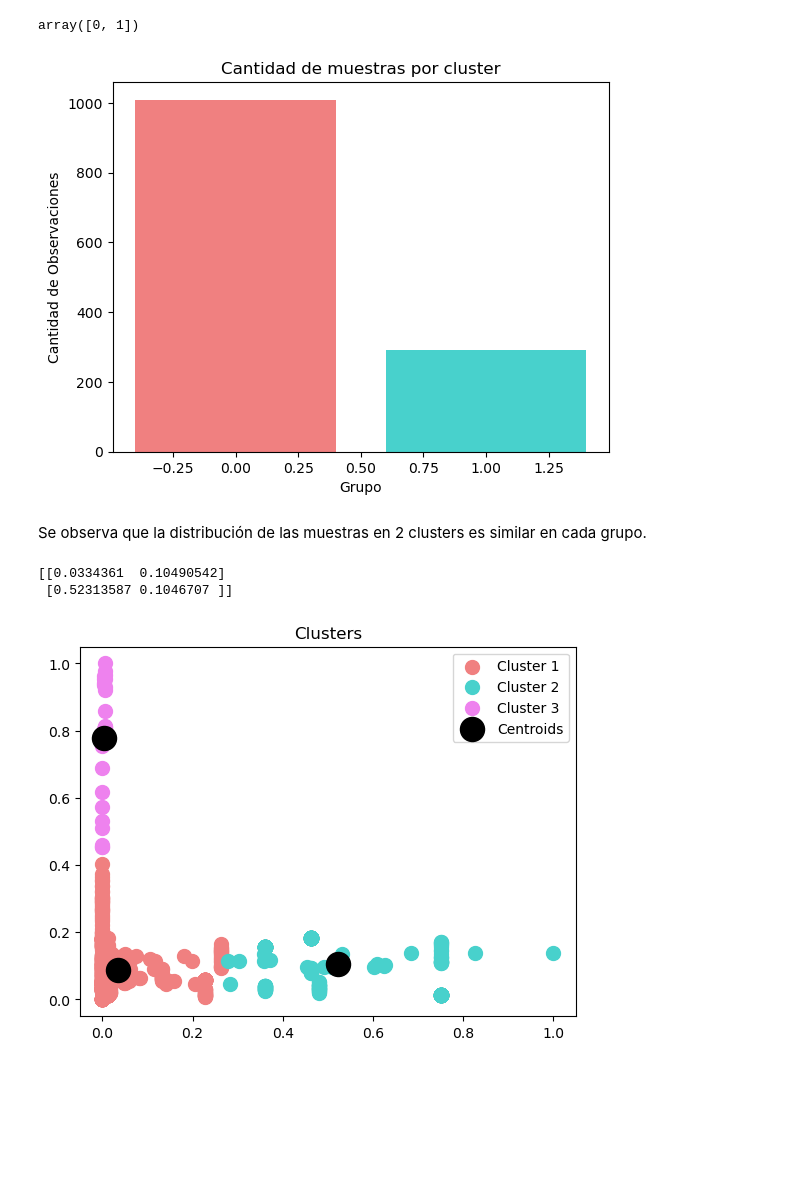
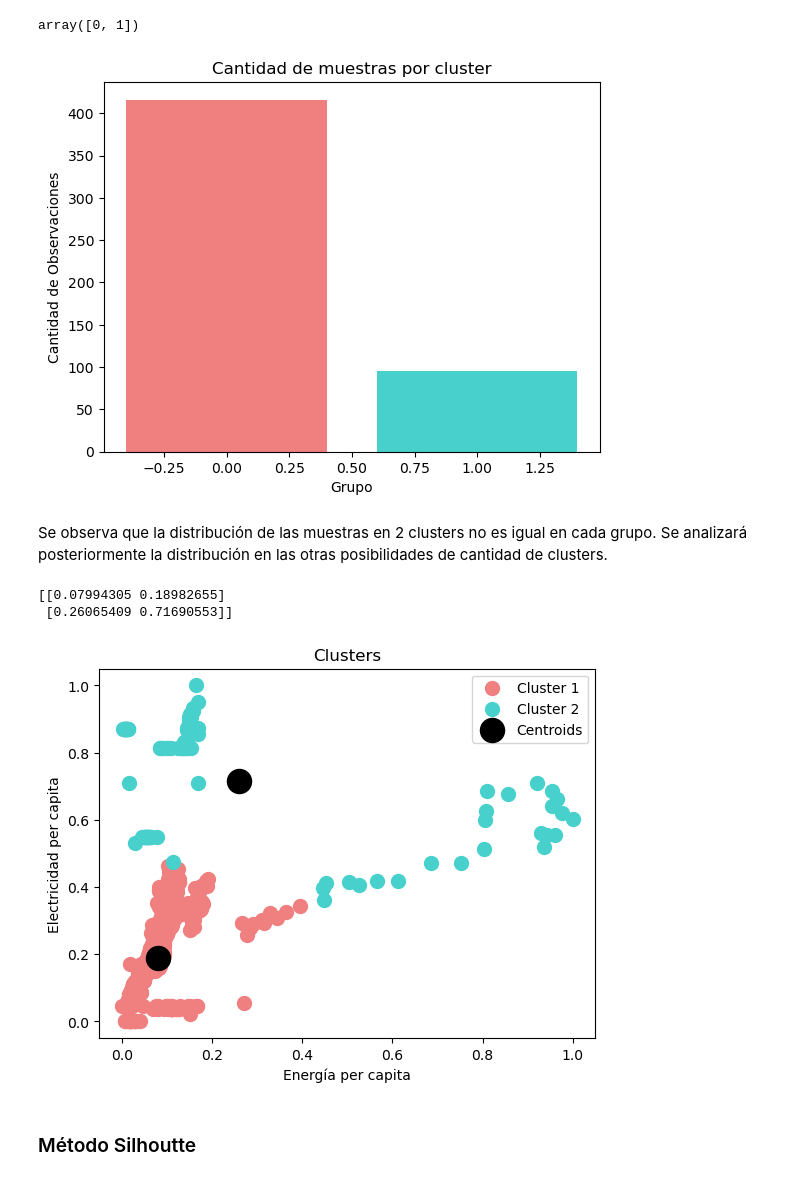
Before and after one commit to L-Ameneiro/EDA-Datasets, a Jupyter notebook: notebooks/MODELO NO SUPERVISADO consumo_energ_mundial.ipynb, the cells around one changed output. Drawn from its saved outputs; the diff is of its cells as text; code cells hidden in the pictures; blank space fills up the shorter version.

```diff
--- a/notebooks/MODELO NO SUPERVISADO consumo_energ_mundial.ipynb
+++ b/notebooks/MODELO NO SUPERVISADO consumo_energ_mundial.ipynb
@@ -141,6 +143,6 @@ energy_per_capita                          176106.743
 dtype: float64
 # %%
 #Se escalan los datos
-p1_scal = (suram2-suram2.min())/(suram2.max()-suram2.min())
+p1_scal = (electrica-electrica.min())/(electrica.max()-electrica.min())
 p1_scal
 # %% [output]
@@ -160,6 +162,6 @@ p1_scal
 # %%
 # Se seleccionan las variables a analizar
-x=p1_scal[['solar_share_elec', 'energy_per_capita']].values
+x=p1_scal[['energy_per_capita','per_capita_electricity']].values
 pd.DataFrame(x).head(5)
 # %% [output]
 |  | 0 | 1 |
@@ -295,7 +332,7 @@ array([0, 1])
 # Se realiza la predicción:
 y_means2=kmeansmodel2.fit_predict(x)
 # %%
-#Se verifica la cantidad de observaciones (3 clusters)
+#Se verifica la cantidad de observaciones (2 clusters)
 cluster_counts = np.bincount(y_means2)
 cluster_labels = list(range(len(cluster_counts)))
 colors = ['lightcoral', 'mediumturquoise', 'plum']
@@ -305,29 +342,30 @@ plt.xlabel('Grupo')
 plt.ylabel('Cantidad de Observaciones')
 plt.show()
 # %% [output]
-[figure, old version]
+[figure, new version]
 # %% [markdown]
-Se observa que la distribución de las muestras en 2 clusters es similar en cada grupo.
+Se observa que la distribución de las muestras en 2 clusters no es igual en cada grupo. Se analizará posteriormente la distribución en las otras posibilidades de cantidad de clusters.
 # %%
 # Se observan las coordenandas de los centroides
 centroids2 =kmeansmodel2.cluster_centers_
 print(centroids2)
 # %% [output]
-[[0.0334361  0.10490542]
- [0.52313587 0.1046707 ]]
+[[0.07994305 0.18982655]
+ [0.26065409 0.71690553]]
 # %%
-#
-plt.scatter(x[y_means3 == 0, 0], x[y_means3 == 0, 1], s = 100, c = 'lightcoral', label = 'Cluster 1')
-plt.scatter(x[y_means3 == 1, 0], x[y_means3 == 1, 1], s = 100, c = 'mediumturquoise', label = 'Cluster 2')
-plt.scatter(x[y_means3 == 2, 0], x[y_means3 == 2, 1], s = 100, c = 'violet', label = 'Cluster 3')
-plt.scatter(kmeansmodel3.cluster_centers_[:, 0], kmeansmodel3.cluster_centers_[:, 1], s = 300, c = 'black', label = 'Centroids')
+# Se observan los posibles clusters
+plt.scatter(x[y_means2 == 0, 0], x[y_means2 == 0, 1], s = 100, c = 'lightcoral', label = 'Cluster 1')
+plt.scatter(x[y_means2 == 1, 0], x[y_means2 == 1, 1], s = 100, c = 'mediumturquoise', label = 'Cluster 2')
+plt.scatter(kmeansmodel2.cluster_centers_[:, 0], kmeansmodel2.cluster_centers_[:, 1], s = 300, c = 'black', label = 'Centroids')
 plt.title('Clusters')
-plt.xlabel('')
-plt.ylabel('')
+plt.xlabel('Energía per capita')
+plt.ylabel('Electricidad per capita')
 plt.legend()
 plt.show()
 # %% [output]
-[figure, old version]
+[figure, new version]
+# %% [markdown]
+### Método Silhoutte
 # %%
 # Se realiza la evaluación con silhoutte
 sil = []
```
Also changed, not shown: parts of 27 cells of this notebook, 6 other files.
